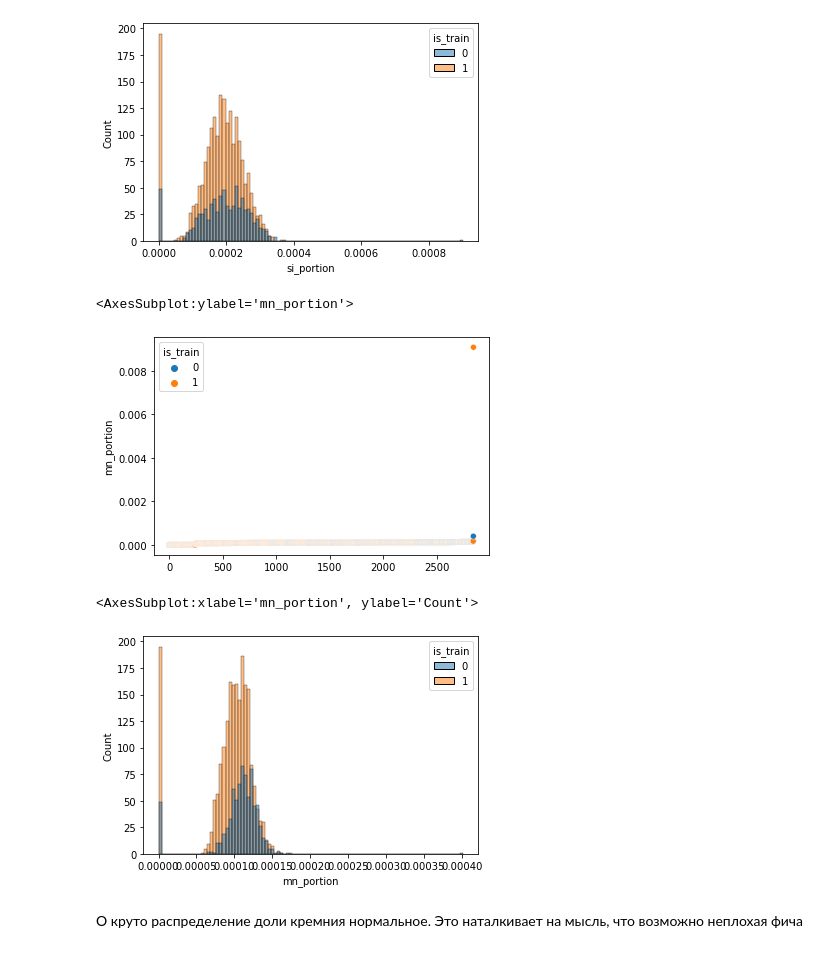
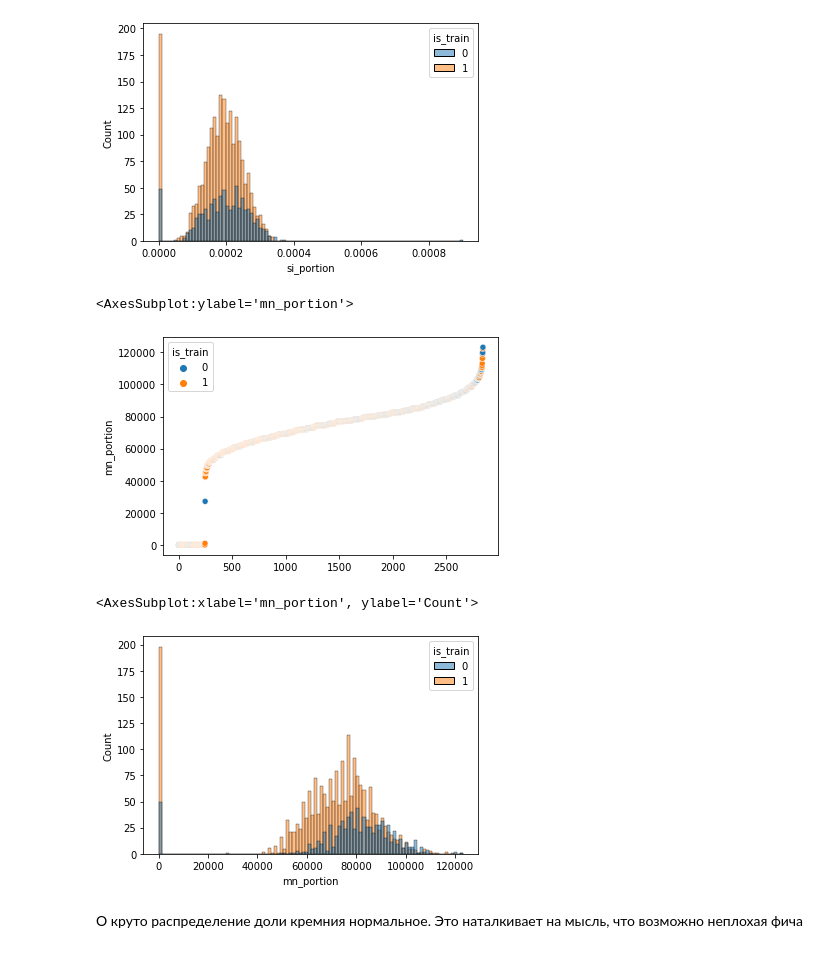
Before and after one commit to i-vainn/evraz_ai_hack, a Jupyter notebook: chugun/explore_chugun.ipynb, the cells around one changed output. Cells and saved outputs as stored; diff of their text form; code cells hidden in the pictures.

```diff
--- a/chugun/explore_chugun.ipynb
+++ b/chugun/explore_chugun.ipynb
@@ -295,18 +295,18 @@ sns.histplot(data=df[(df.VES!=0)&(df.si_portion<0.01)], x='si_portion', hue='is_
 <AxesSubplot:xlabel='si_portion', ylabel='Count'>
 [figure]
 # %%
-df['mn_portion'] = df.MN / df.VES * 100
+df['mn_portion'] = df.MN * df.VES
 # df['mn_portion'][df.VES==0] =
 # %%
 sns.scatterplot(data=df.sort_values('mn_portion'), x=np.arange(df.shape[0]), y='mn_portion', hue='is_train')
 # %% [output]
 <AxesSubplot:ylabel='mn_portion'>
-[figure, old version]
+[figure, new version]
 # %%
-sns.histplot(data=df[(df.VES!=0)&(df.mn_portion<0.008)], x='mn_portion', hue='is_train', bins=100)
+sns.histplot(data=df, x='mn_portion', hue='is_train', bins=100)
 # %% [output]
 <AxesSubplot:xlabel='mn_portion', ylabel='Count'>
-[figure, old version]
+[figure, new version]
 # %% [markdown]
 О круто распределение доли кремния нормальное. Это наталкивает на мысль, что возможно неплохая фича
 # %% [markdown]
```
Also changed, not shown: parts of 12 cells of this notebook, 1 other file.
